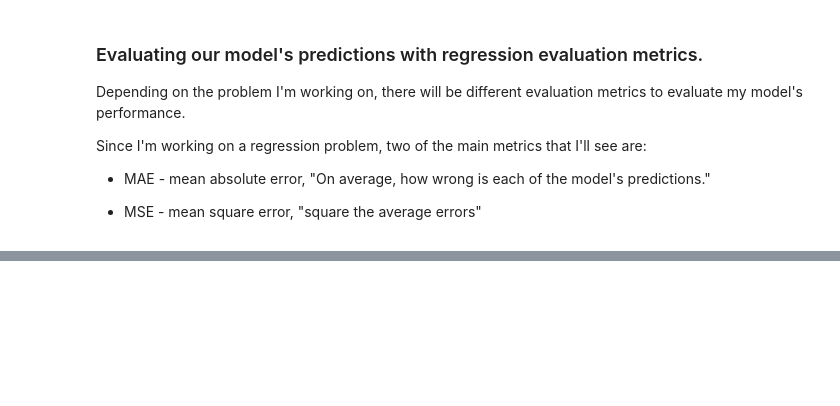
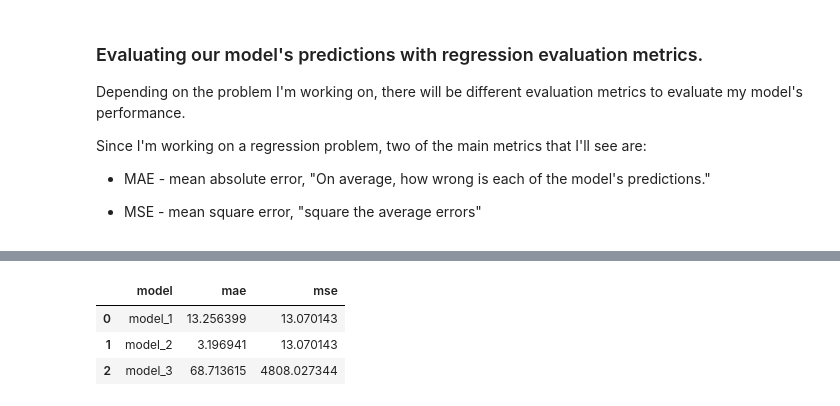
Before and after one commit to ninjaofpython/tensor_flow_basics, a Jupyter notebook: 01_neural_network_regression_with_tensorflow.ipynb, the cells around one changed output, grey strips where cells are left out. Saved outputs shown, nothing was run; the diff lists cells and outputs as text; code cells hidden in the pictures; blank space fills up the shorter version.

```diff
--- a/01_neural_network_regression_with_tensorflow.ipynb
+++ b/01_neural_network_regression_with_tensorflow.ipynb
@@ -423,0 +700,5 @@ Since I'm working on a regression problem, two of the main metrics that I'll see
+# %%
+# Calculate model_2 evaluation metrics
+mae_2 = mae(y_test, y_preds_2)
+mse_2 = mse(y_test, y_preds_2)
+mae_2, mse_2
@@ -423,0 +767,16 @@ Since I'm working on a regression problem, two of the main metrics that I'll see
+# %%
+# Let's compare our model's results using a pandas DataFrame which is a table
+
+# Import Pandas
+import pandas as pd
+model_results = [["model_1", mae_1.numpy(), mse_2.numpy()],
+                 ["model_2", mae_2.numpy(), mse_2.numpy()],
+                 ["model_3", mae_3.numpy(), mse_3.numpy()]]
+
+all_results = pd.DataFrame(model_results, columns=["model", "mae", "mse"])
+all_results
+# %% [output]
+|  | model | mae | mse |
+| 0 | model_1 | 13.256399 | 13.070143 |
+| 1 | model_2 | 3.196941 | 13.070143 |
+| 2 | model_3 | 68.713615 | 4808.027344 |
```
Also changed, not shown: parts of 49 cells of this notebook, 1 other file.
